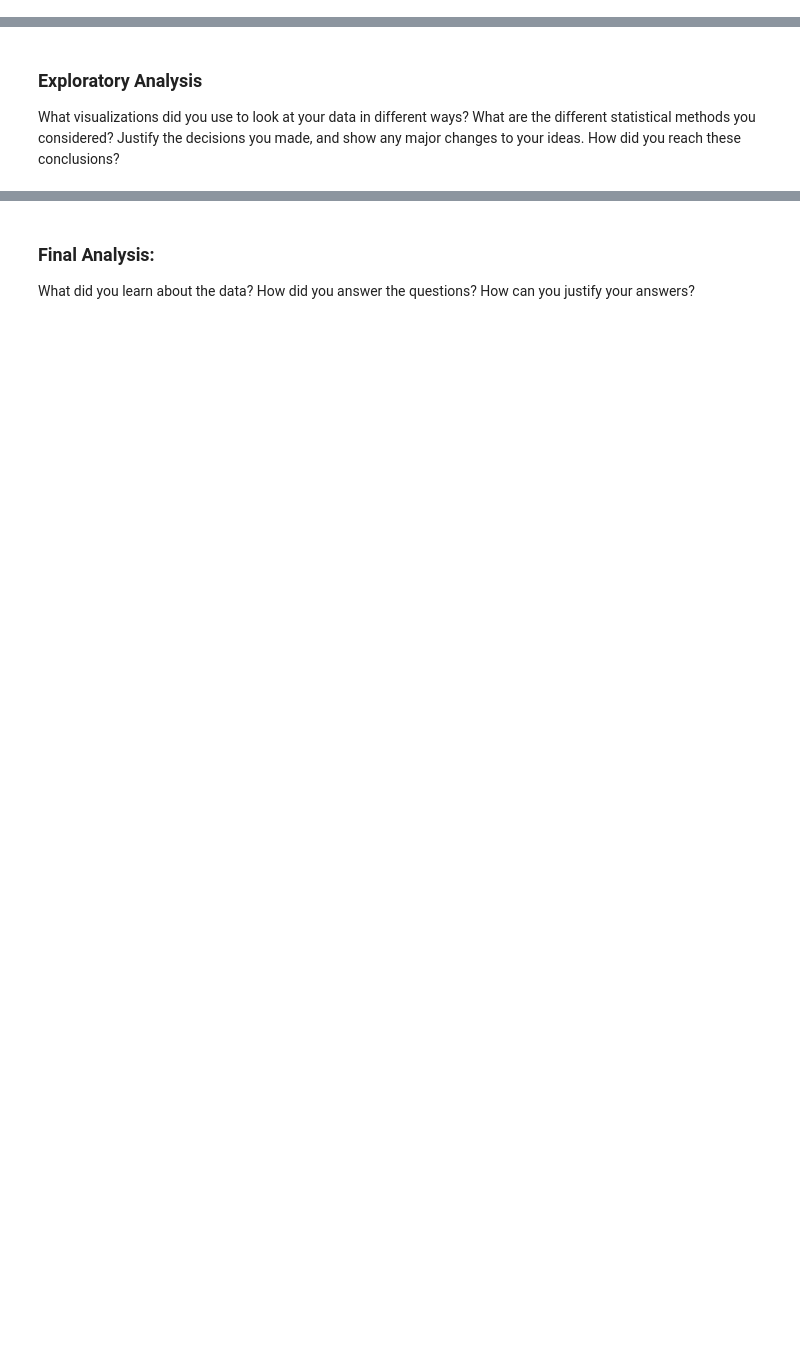
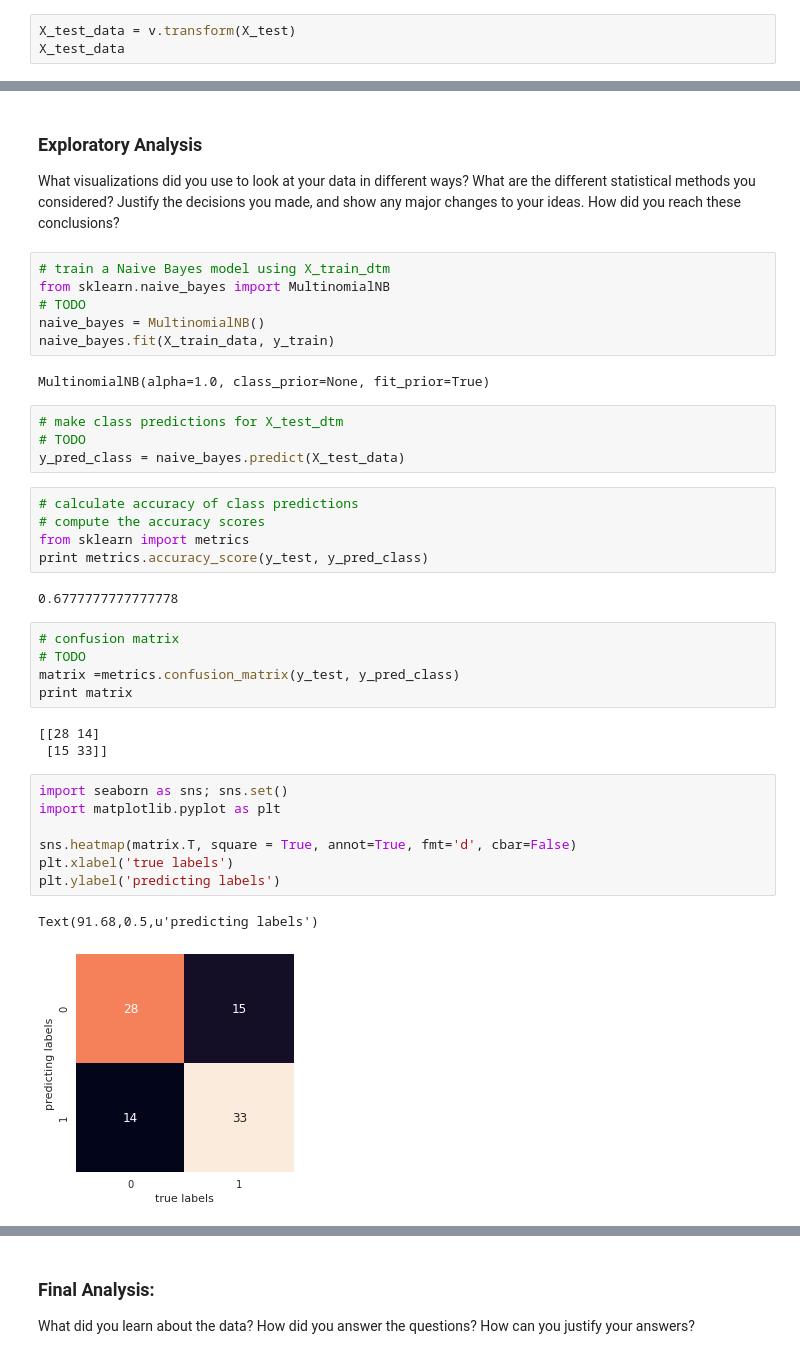
Before and after one commit to CarolineLiong/Fact-vs-Opinion-Articles, a Jupyter notebook: CSCI 183 Project .ipynb, the cells around one changed output, grey strips where cells are left out. Cells and saved outputs as stored; diff of their text form; blank space fills up the shorter version.

```diff
--- a/CSCI 183 Project .ipynb
+++ b/CSCI 183 Project .ipynb
@@ -99,0 +157,3 @@ with open("/home/student/Documents/Project/tokenized.csv","w+") as my_csv:
+# %%
+X_test_data = v.transform(X_test)
+X_test_data
@@ -100,3 +163,40 @@ with open("/home/student/Documents/Project/tokenized.csv","w+") as my_csv:
 # %% [markdown]
 ### Exploratory Analysis
 What visualizations did you use to look at your data in different ways? What are the different statistical methods you considered? Justify the decisions you made, and show any major changes to your ideas. How did you reach these conclusions?
+# %%
+# train a Naive Bayes model using X_train_dtm
+from sklearn.naive_bayes import MultinomialNB
+# TODO
+naive_bayes = MultinomialNB()
+naive_bayes.fit(X_train_data, y_train)
+# %% [output]
+MultinomialNB(alpha=1.0, class_prior=None, fit_prior=True)
+# %%
+# make class predictions for X_test_dtm
+# TODO
+y_pred_class = naive_bayes.predict(X_test_data)
+# %%
+# calculate accuracy of class predictions
+# compute the accuracy scores
+from sklearn import metrics
+print metrics.accuracy_score(y_test, y_pred_class)
+# %% [output]
+0.6777777777777778
+# %%
+# confusion matrix
+# TODO
+matrix =metrics.confusion_matrix(y_test, y_pred_class)
+print matrix
+# %% [output]
+[[28 14]
+ [15 33]]
+# %%
+import seaborn as sns; sns.set()
+import matplotlib.pyplot as plt
+
+sns.heatmap(matrix.T, square = True, annot=True, fmt='d', cbar=False)
+plt.xlabel('true labels')
+plt.ylabel('predicting labels')
+# %% [output]
+Text(91.68,0.5,u'predicting labels')
+[figure, added]
```
Also changed, not shown: parts of 27 cells of this notebook.
